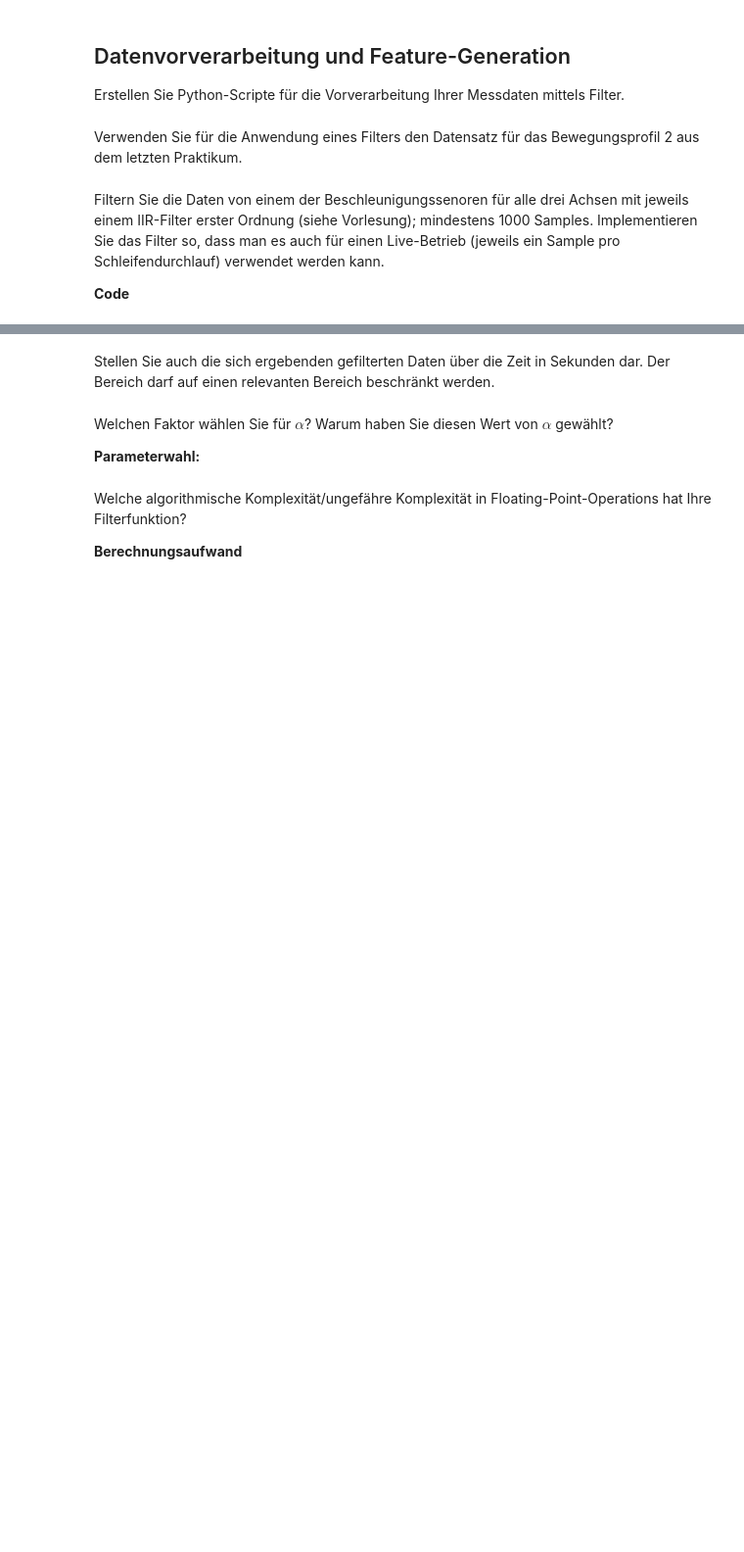
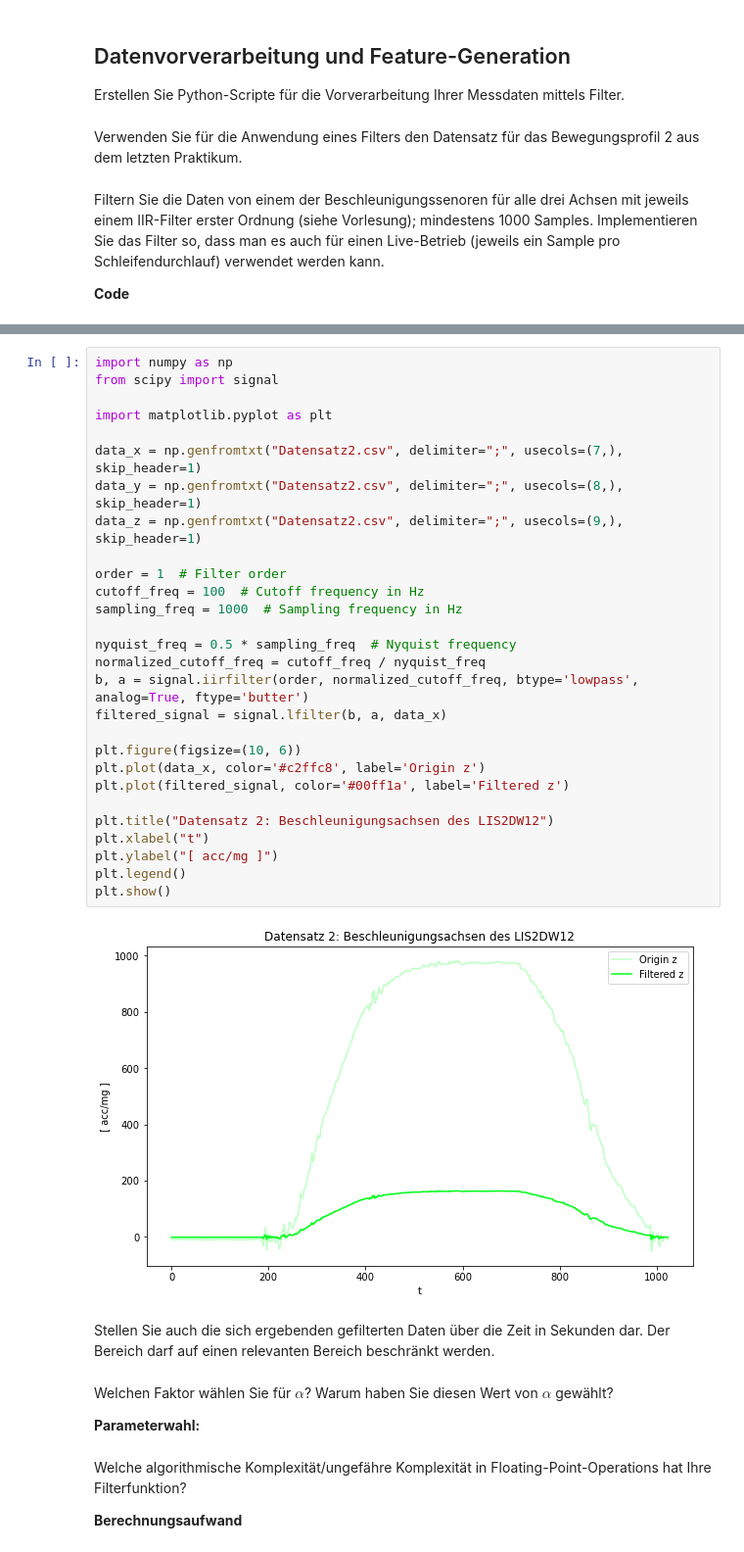
Before and after one commit to kanuphamm/ISS_Praktikum, a Jupyter notebook: Praktikum3/Praktikum3_v03tt.ipynb, the cells around one changed output, grey strips where cells are left out. Shown at 98% size. Cells and saved outputs as stored; diff of their text form; blank space fills up the shorter version.

```diff
--- a/Praktikum3/Praktikum3_v03tt.ipynb
+++ b/Praktikum3/Praktikum3_v03tt.ipynb
@@ -85,3 +130,33 @@ Filtern Sie die Daten von einem der Beschleunigungssenoren für alle drei Achsen
+# %%
+import numpy as np
+from scipy import signal
+
+import matplotlib.pyplot as plt
+
+data_x = np.genfromtxt("Datensatz2.csv", delimiter=";", usecols=(7,), skip_header=1)
+data_y = np.genfromtxt("Datensatz2.csv", delimiter=";", usecols=(8,), skip_header=1)
+data_z = np.genfromtxt("Datensatz2.csv", delimiter=";", usecols=(9,), skip_header=1)
+
+order = 1  # Filter order
+cutoff_freq = 100  # Cutoff frequency in Hz
+sampling_freq = 1000  # Sampling frequency in Hz
+
+nyquist_freq = 0.5 * sampling_freq  # Nyquist frequency
+normalized_cutoff_freq = cutoff_freq / nyquist_freq
+b, a = signal.iirfilter(order, normalized_cutoff_freq, btype='lowpass', analog=True, ftype='butter')
+filtered_signal = signal.lfilter(b, a, data_x)
+
+plt.figure(figsize=(10, 6))
+plt.plot(data_x, color='#c2ffc8', label='Origin z')
+plt.plot(filtered_signal, color='#00ff1a', label='Filtered z')
+
+plt.title("Datensatz 2: Beschleunigungsachsen des LIS2DW12")
+plt.xlabel("t")
+plt.ylabel("[ acc/mg ]")
+plt.legend()
+plt.show()
+# %% [output]
+[figure, added]
 # %% [markdown]
 Stellen Sie auch die sich ergebenden gefilterten Daten über die Zeit in Sekunden dar. Der Bereich darf auf einen relevanten Bereich beschränkt werden.
 # %% [markdown]
```
Also changed, not shown: parts of 1 cell of this notebook.
